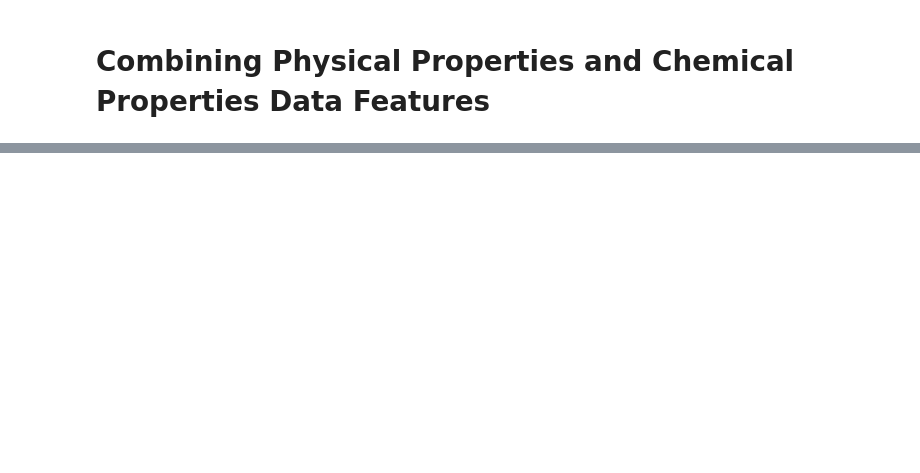
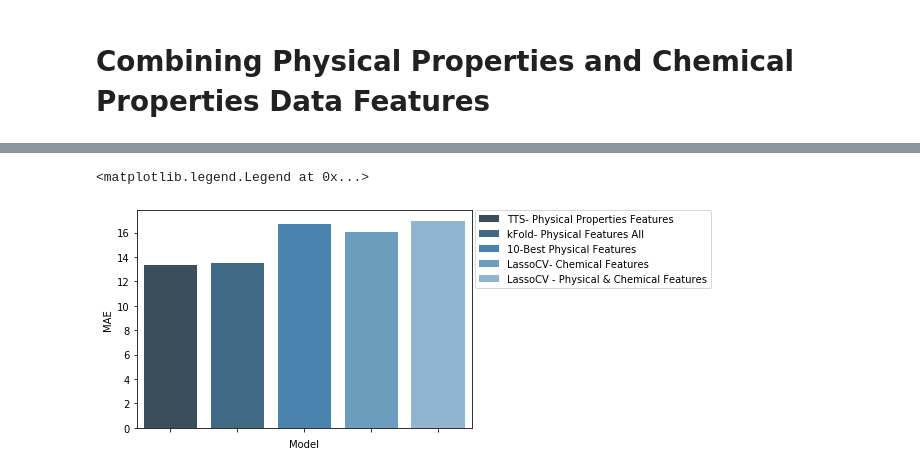
Before and after one commit to wnayden/QTW-Case-Studies, a Jupyter notebook: Nayden_William_Chau_Quynh_Case_Study_4_Predicting_Crit_Temp v3.ipynb, the cells around one changed output, grey strips where cells are left out. Drawn from its saved outputs; the diff is of its cells as text; code cells hidden in the pictures; blank space fills up the shorter version.

```diff
--- a/Nayden_William_Chau_Quynh_Case_Study_4_Predicting_Crit_Temp v3.ipynb
+++ b/Nayden_William_Chau_Quynh_Case_Study_4_Predicting_Crit_Temp v3.ipynb
@@ -463,0 +481,7 @@ df_results_sum
+# %%
+MAEbar = sns.barplot(x="Model", y="MAE", data=df_results_sum, hue="Model",dodge=False, palette="Blues_d")
+MAEbar.set(xticklabels=[])
+MAEbar.legend(bbox_to_anchor=(1.01, 1),borderaxespad=0)
+# %% [output]
+<matplotlib.legend.Legend at 0x...>
+[figure, added]
```
Also changed, not shown: parts of 15 cells of this notebook.
